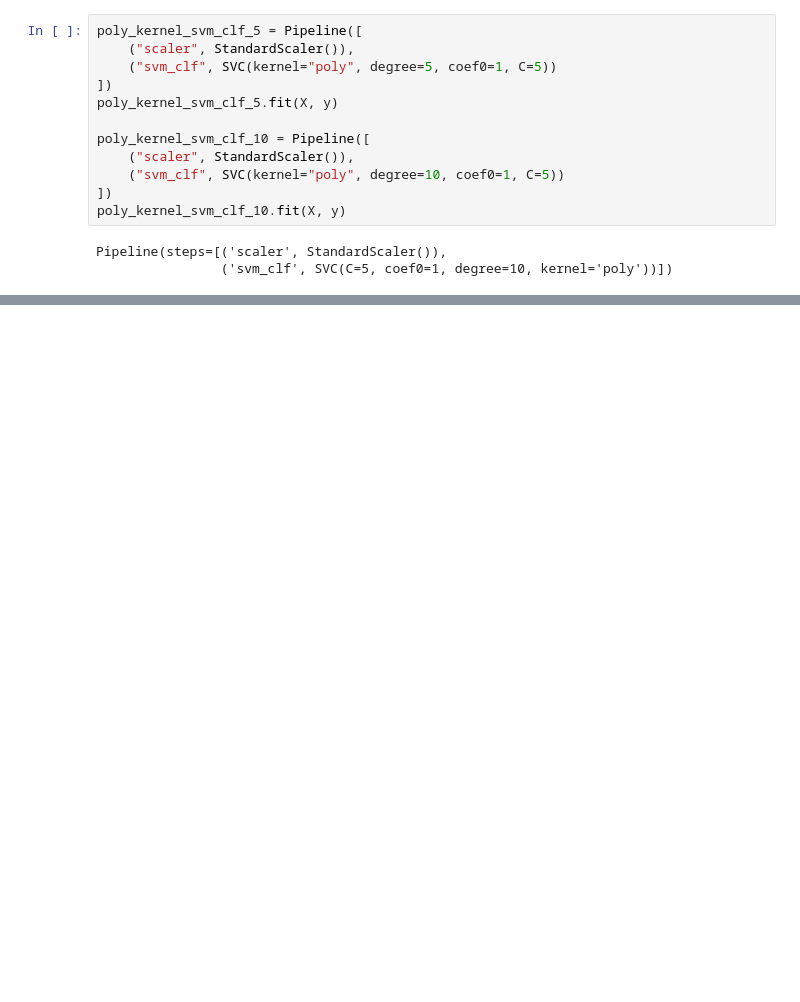
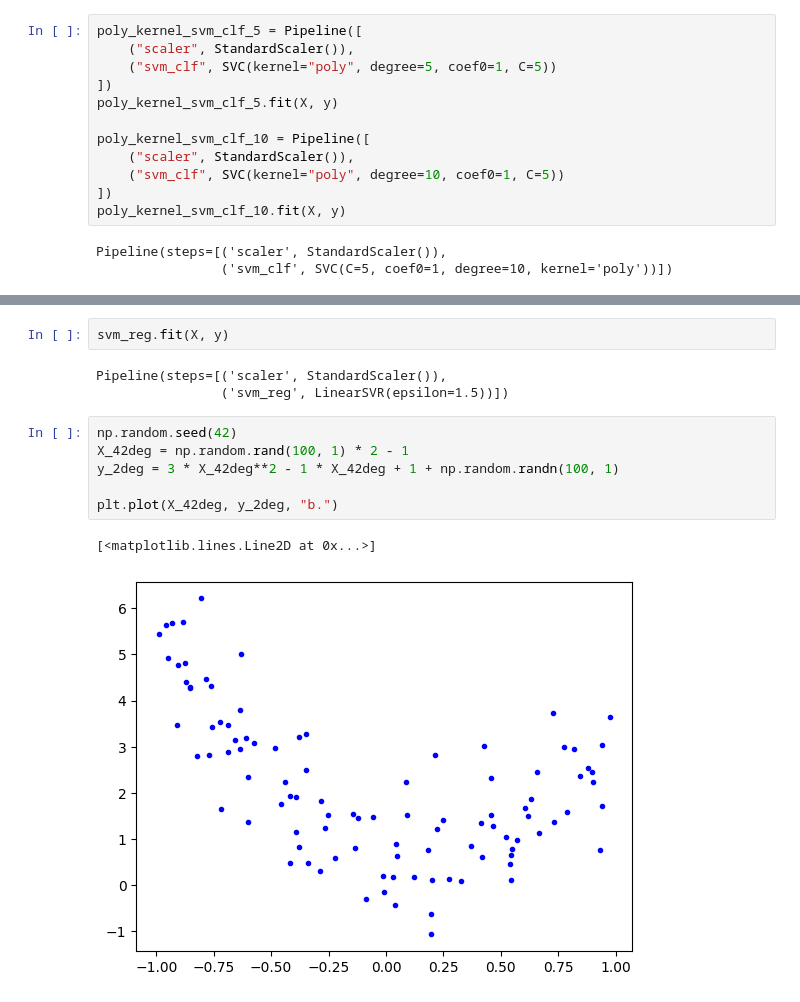
Before and after one commit to VanshSinghavi/Machine-Learning-Basics, a Jupyter notebook: svm.ipynb, the cells around one changed output, grey strips where cells are left out. Cells and saved outputs as stored; diff of their text form; blank space fills up the shorter version.

```diff
--- a/svm.ipynb
+++ b/svm.ipynb
@@ -123,0 +157,14 @@ plotSVC("Support Vector Classification using Polynomial Kernel (degree=10)", pol
+# %%
+svm_reg.fit(X, y)
+# %% [output]
+Pipeline(steps=[('scaler', StandardScaler()),
+                ('svm_reg', LinearSVR(epsilon=1.5))])
+# %%
+np.random.seed(42)
+X_42deg = np.random.rand(100, 1) * 2 - 1
+y_2deg = 3 * X_42deg**2 - 1 * X_42deg + 1 + np.random.randn(100, 1)
+
+plt.plot(X_42deg, y_2deg, "b.")
+# %% [output]
+[<matplotlib.lines.Line2D at 0x...>]
+[figure, added]
```
Also changed, not shown: parts of 9 cells of this notebook.
